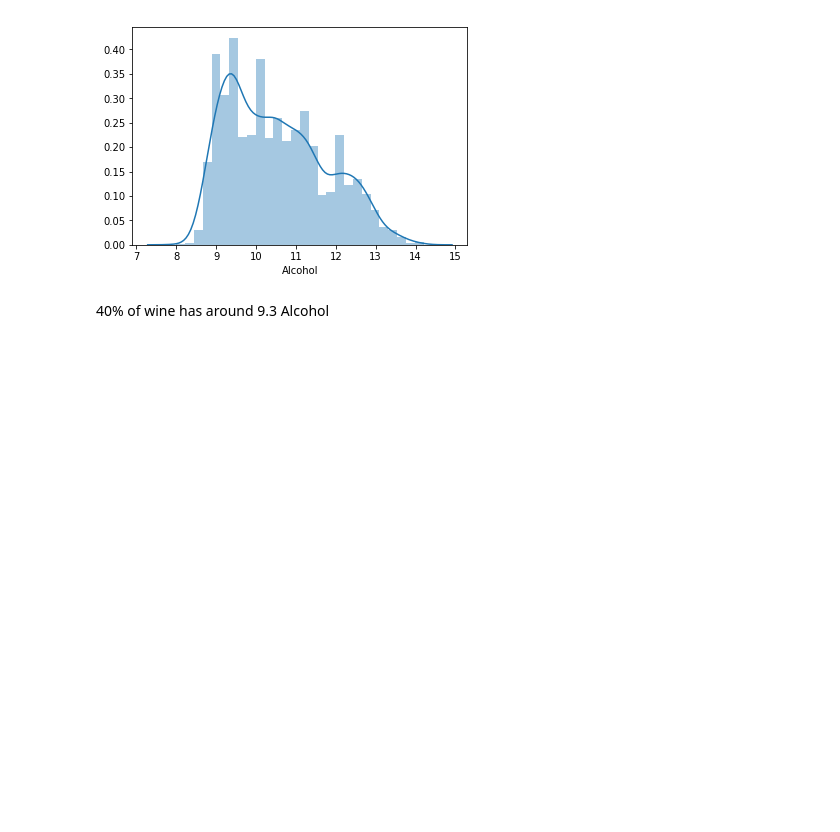
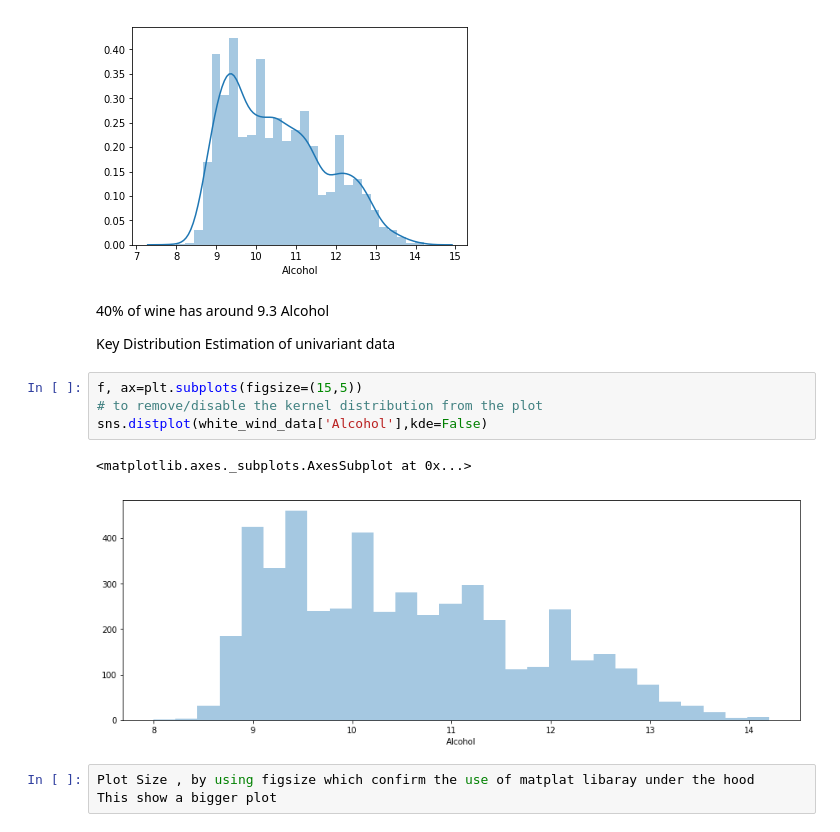
Before and after one commit to rahulsing/Seaborn, a Jupyter notebook: seaborn.ipynb, the cells around one changed output. Drawn from its saved outputs; the diff is of its cells as text; blank space fills up the shorter version.

Commit message:
Univariant

```diff
--- a/seaborn.ipynb
+++ b/seaborn.ipynb
@@ -140,3 +147,15 @@ sns.distplot(white_wind_data['Alcohol'])
 [figure]
 # %% [markdown]
 40% of wine has around 9.3 Alcohol
+
+Key Distribution Estimation of univariant data
+# %%
+f, ax=plt.subplots(figsize=(15,5))
+# to remove/disable the kernel distribution from the plot
+sns.distplot(white_wind_data['Alcohol'],kde=False)
+# %% [output]
+<matplotlib.axes._subplots.AxesSubplot at 0x...>
+[figure, added]
+# %%
+Plot Size , by using figsize which confirm the use of matplat libaray under the hood
+This show a bigger plot
```
Also changed, not shown: parts of 11 cells of this notebook.
